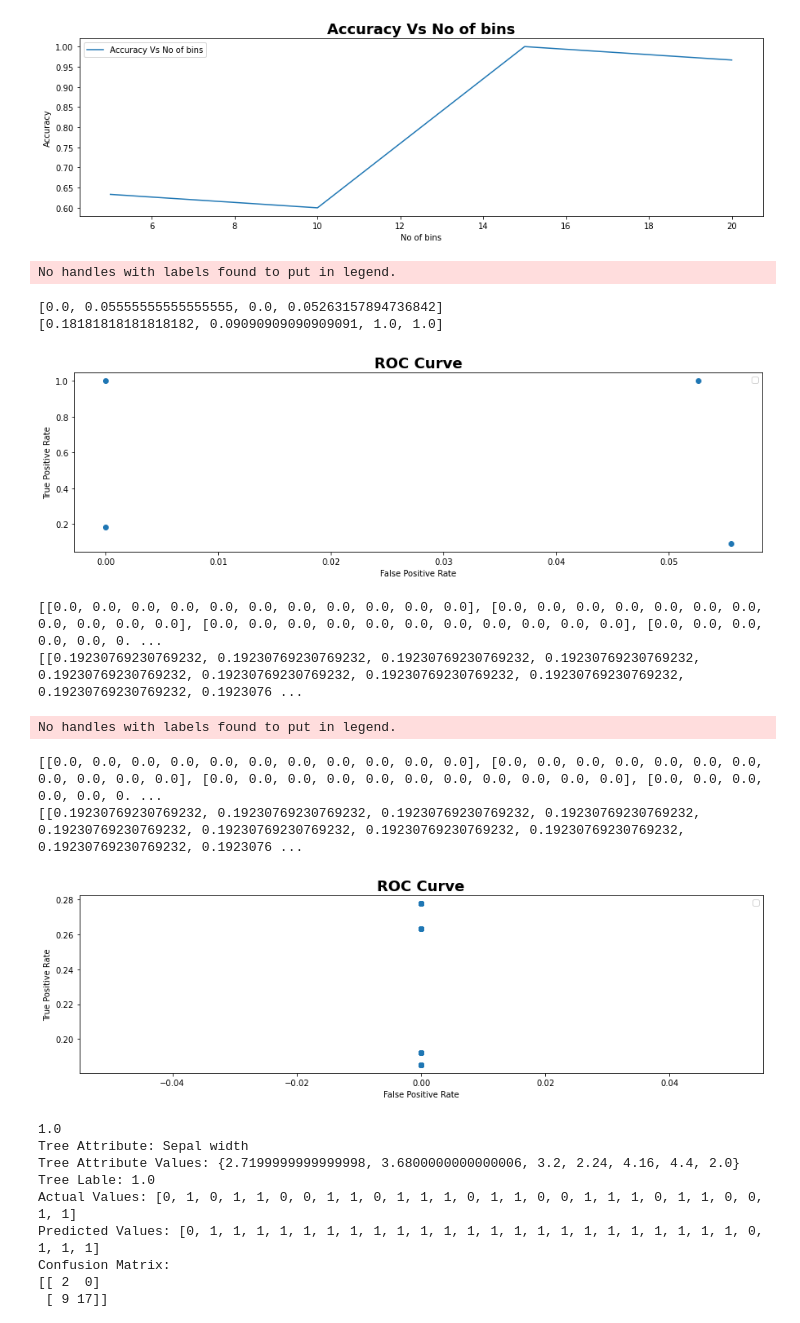
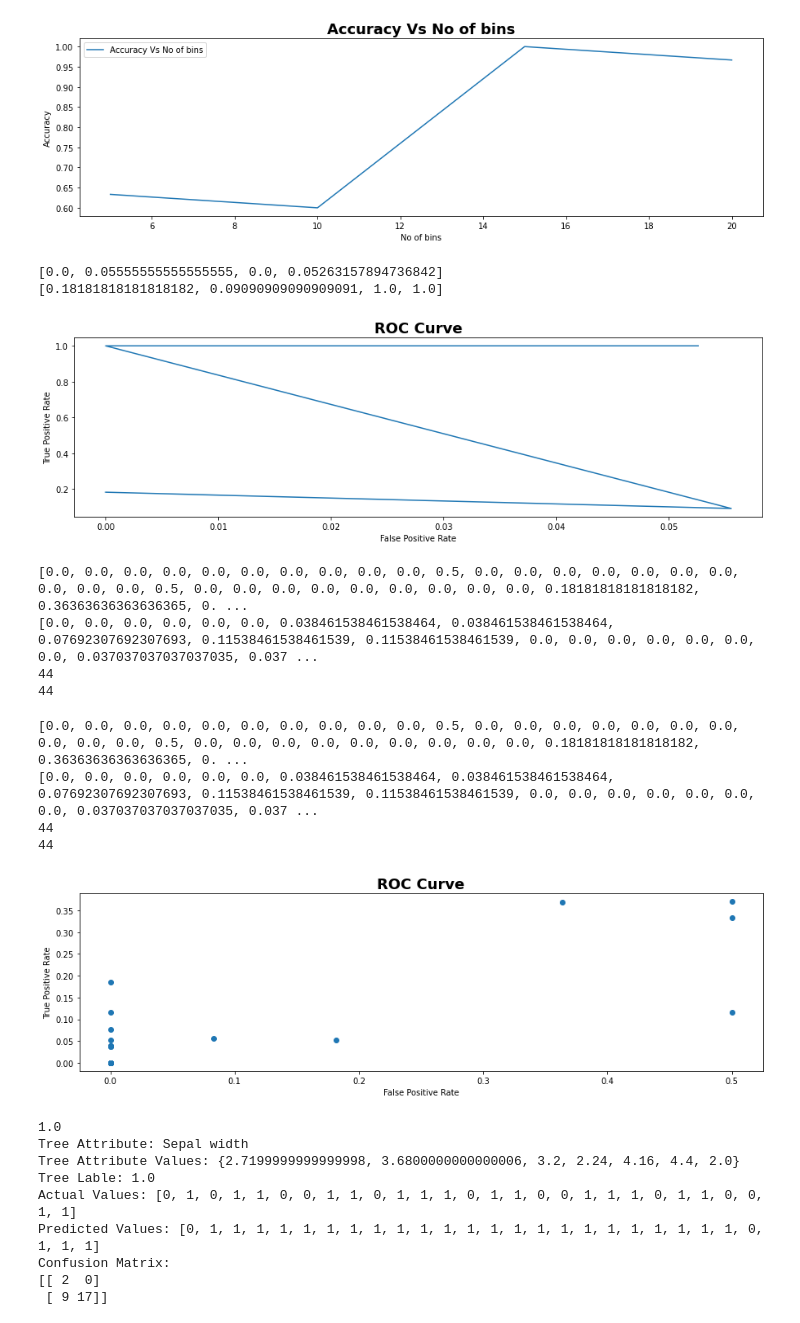
Before and after one commit to ShivanjaliR/Machine-Learning, a Jupyter notebook: Assignments/HW3/ID3_3.2.ipynb, the cells around one changed output. Drawn from its saved outputs; the diff is of its cells as text; code cells hidden in the pictures.

```diff
--- a/Assignments/HW3/ID3_3.2.ipynb
+++ b/Assignments/HW3/ID3_3.2.ipynb
@@ -233,20 +233,39 @@ def accuracy(trained_tree, test_instances):
 
     return no_of_correct_predictions / len(test_instances)
 
+def calculateYp(y_p_input):
+    yp = []
+    counter = Counter(y_p_input)
+
+    if len(counter) ==1:
+        return 0
+    else:
+        entropy = 0
+        for c, count_of_c in counter.items():
+            #print(c , '->' ,count_of_c )
+            probability = count_of_c / len(y_p_input)
+            yp.append(probability)
+    return yp
+
 
 def accuracy1(trained_tree, test_instances):
     no_of_correct_predictions = 0
     y_actual = []
     y_predicted = []
+    y_p_input = []
 
     confusion_matrix = [[0 for i in range(2)] for j in range(2)]
+    confusion_mat = [[0 for i in range(2)] for j in range(2)]
 
     for test_instance in test_instances:
         prediction = predict(trained_tree, test_instance)
         if prediction is not None:
             y_predicted.append(prediction)
             y_actual.append(test_instance['Species'])
+            y_p_input.append(test_instance[trained_tree.attribute])
 
+    yp = calculateYp(y_p_input)
+    print('YP',yp)
 
     print('Actual Values:',y_actual)
     print('Predicted Values:',y_predicted)
@@ -254,9 +273,12 @@ def accuracy1(trained_tree, test_instances):
     for i in range(len(y_predicted)):
           confusion_matrix[int(y_predicted[i])][int(y_actual[i])] += 1
 
+
     confusion_matrix = np.array(confusion_matrix)
+
     print('Confusion Matrix:')
     print(confusion_matrix)
+
 
     true_positive = confusion_matrix[0][0]
     false_positive = confusion_matrix[0][1]
@@ -294,9 +316,9 @@ def accuracy1(trained_tree, test_instances):
     while threshold > 0:
         FP = 0
         TP = 0
-        for i in range(len(test_instance)):
-            if test_instance['Sepal length'] > threshold:
-                if test_instance['Species'] == 1:
+        for i in range(len(yp)):
+            if yp[i] > threshold:
+                if y_predicted[i] == 1:
                     TP = TP + 1
                 else:
                     FP = FP + 1
@@ -543,43 +565,55 @@ plt.show()
 [0.6333333333333333, 0.6, 1.0, 0.9666666666666667]
 [figure]
 # %%
+# Combine fpr and tnr for each discretize
 print(fpr_list)
 print(tnr_list)
 plt.figure(figsize=(15, 4))
 plt.title('ROC Curve', fontdict={'fontweight': 'bold', 'fontsize': 18})
-plt.scatter(fpr_list,tnr_list)
-plt.legend()
+plt.plot(fpr_list,tnr_list)
 plt.xlabel('False Positive Rate')
 plt.ylabel('True Positive Rate')
 plt.savefig('roc', dpi=100)
 plt.show()
 # %% [output]
-No handles with labels found to put in legend.
+[0.0, 0.05555555555555555, 0.0, 0.05263157894736842]
+[0.18181818181818182, 0.09090909090909091, 1.0, 1.0]
-[0.0, 0.05555555555555555, 0.0, 0.05263157894736842]
-[0.18181818181818182, 0.09090909090909091, 1.0, 1.0]
-[figure, old version]
+[figure, new version]
-# %%
-print(roc_point_FPR_list)
-print(roc_point_TPR_list)
-# %% [output]
-[[0.0, 0.0, 0.0, 0.0, 0.0, 0.0, 0.0, 0.0, 0.0, 0.0, 0.0], [0.0, 0.0, 0.0, 0.0, 0.0, 0.0, 0.0, 0.0, 0.0, 0.0, 0.0], [0.0, 0.0, 0.0, 0.0, 0.0, 0.0, 0.0, 0.0, 0.0, 0.0, 0.0], [0.0, 0.0, 0.0, 0.0, 0.0, 0. ...
-[[0.19230769230769232, 0.19230769230769232, 0.19230769230769232, 0.19230769230769232, 0.19230769230769232, 0.19230769230769232, 0.19230769230769232, 0.19230769230769232, 0.19230769230769232, 0.1923076 ...
+# %%
+f_list = []
+t_list = []
+for i in range(len(roc_point_FPR_list)):
+    for j in range(len(roc_point_FPR_list[i])):
+        f_list.append(roc_point_FPR_list[i][j])
+        t_list.append(roc_point_TPR_list[i][j])
+
+print(f_list)
+print(t_list)
+print(len(f_list))
+print(len(t_list))
+# %% [output]
+[0.0, 0.0, 0.0, 0.0, 0.0, 0.0, 0.0, 0.0, 0.0, 0.0, 0.5, 0.0, 0.0, 0.0, 0.0, 0.0, 0.0, 0.0, 0.0, 0.0, 0.0, 0.5, 0.0, 0.0, 0.0, 0.0, 0.0, 0.0, 0.0, 0.0, 0.0, 0.18181818181818182, 0.36363636363636365, 0. ...
+[0.0, 0.0, 0.0, 0.0, 0.0, 0.0, 0.038461538461538464, 0.038461538461538464, 0.07692307692307693, 0.11538461538461539, 0.11538461538461539, 0.0, 0.0, 0.0, 0.0, 0.0, 0.0, 0.0, 0.037037037037037035, 0.037 ...
+44
+44
 # %%
-print(roc_point_FPR_list)
-print(roc_point_TPR_list)
+print(f_list)
+print(t_list)
+print(len(f_list))
+print(len(t_list))
 plt.figure(figsize=(15, 4))
 plt.title('ROC Curve', fontdict={'fontweight': 'bold', 'fontsize': 18})
-plt.scatter(roc_point_FPR_list,roc_point_TPR_list)
-plt.legend()
+plt.scatter(f_list,t_list)
 plt.xlabel('False Positive Rate')
 plt.ylabel('True Positive Rate')
 plt.savefig('roc', dpi=100)
 plt.show()
 # %% [output]
-No handles with labels found to put in legend.
+[0.0, 0.0, 0.0, 0.0, 0.0, 0.0, 0.0, 0.0, 0.0, 0.0, 0.5, 0.0, 0.0, 0.0, 0.0, 0.0, 0.0, 0.0, 0.0, 0.0, 0.0, 0.5, 0.0, 0.0, 0.0, 0.0, 0.0, 0.0, 0.0, 0.0, 0.0, 0.18181818181818182, 0.36363636363636365, 0. ...
+[0.0, 0.0, 0.0, 0.0, 0.0, 0.0, 0.038461538461538464, 0.038461538461538464, 0.07692307692307693, 0.11538461538461539, 0.11538461538461539, 0.0, 0.0, 0.0, 0.0, 0.0, 0.0, 0.0, 0.037037037037037035, 0.037 ...
+44
+44
-[[0.0, 0.0, 0.0, 0.0, 0.0, 0.0, 0.0, 0.0, 0.0, 0.0, 0.0], [0.0, 0.0, 0.0, 0.0, 0.0, 0.0, 0.0, 0.0, 0.0, 0.0, 0.0], [0.0, 0.0, 0.0, 0.0, 0.0, 0.0, 0.0, 0.0, 0.0, 0.0, 0.0], [0.0, 0.0, 0.0, 0.0, 0.0, 0. ...
-[[0.19230769230769232, 0.19230769230769232, 0.19230769230769232, 0.19230769230769232, 0.19230769230769232, 0.19230769230769232, 0.19230769230769232, 0.19230769230769232, 0.19230769230769232, 0.1923076 ...
-[figure, old version]
+[figure, new version]
 # %%
 # Showing Dead Kernel after running this section
 deafult1 = mostCommonClass(training_set)
```
